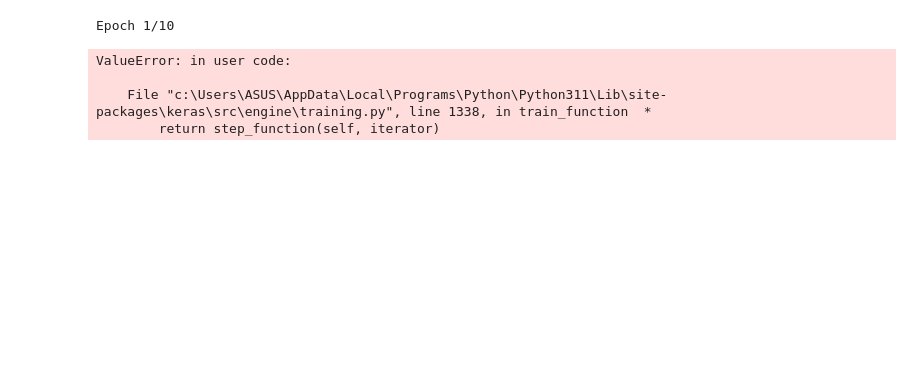
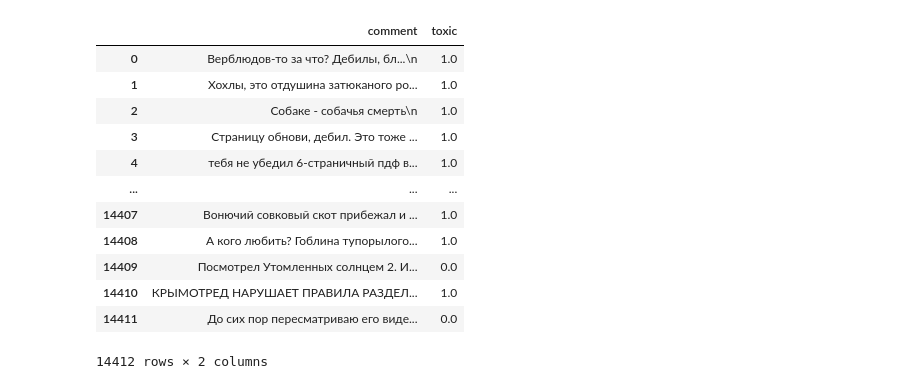
Before and after one commit to EgrSid/ML, a Jupyter notebook: DAILY_WORK/homework_ml.ipynb, the cells around one changed output. Drawn from its saved outputs; the diff is of its cells as text; code cells hidden in the pictures; blank space fills up the shorter version.

```diff
--- a/DAILY_WORK/homework_ml.ipynb
+++ b/DAILY_WORK/homework_ml.ipynb
@@ -63,14 +0,0 @@ model.compile(optimizer='adam',
-# %%
-model.fit(
-    x_train,
-    y_train,
-    epochs=10,
-    batch_size=32,
-    validation_data=(x_test, y_test)
-)
-# %% [output]
-Epoch 1/10
-ValueError: in user code:
-
-    File "c:\Users\ASUS\AppData\Local\Programs\Python\Python311\Lib\site-packages\keras\src\engine\training.py", line 1338, in train_function  *
-        return step_function(self, iterator)
@@ -76,0 +16,17 @@ ValueError: in user code:
+# %%
+df = pd.read_csv(fr"C:\ML\DataBases\russian_toxic_comments.csv", sep=",")
+df
+# %% [output]
+|  | comment | toxic |
+| 0 | Верблюдов-то за что? Дебилы, бл...\n | 1.0 |
+| 1 | Хохлы, это отдушина затюканого ро... | 1.0 |
+| 2 | Собаке - собачья смерть\n | 1.0 |
+| 3 | Страницу обнови, дебил. Это тоже ... | 1.0 |
+| 4 | тебя не убедил 6-страничный пдф в... | 1.0 |
+| ... | ... | ... |
+| 14407 | Вонючий совковый скот прибежал и ... | 1.0 |
+| 14408 | А кого любить? Гоблина тупорылого... | 1.0 |
+| 14409 | Посмотрел Утомленных солнцем 2. И... | 0.0 |
+| 14410 | КРЫМОТРЕД НАРУШАЕТ ПРАВИЛА РАЗДЕЛ... | 1.0 |
+| 14411 | До сих пор пересматриваю его виде... | 0.0 |
+14412 rows × 2 columns
```
Also changed, not shown: parts of 31 cells of this notebook, 3 other files.
